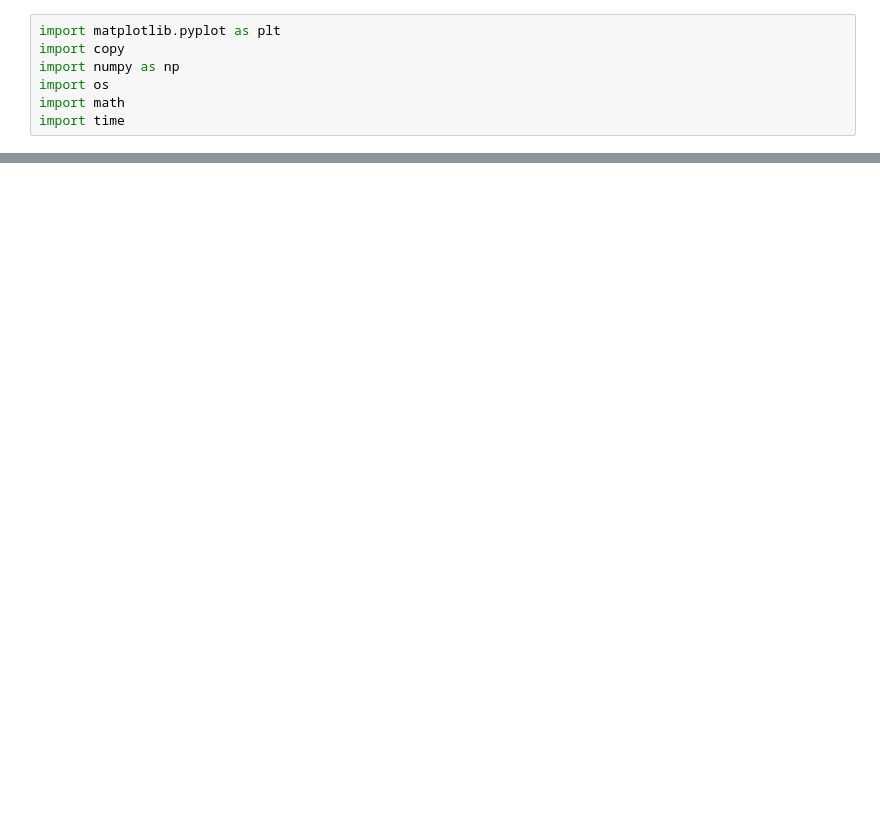
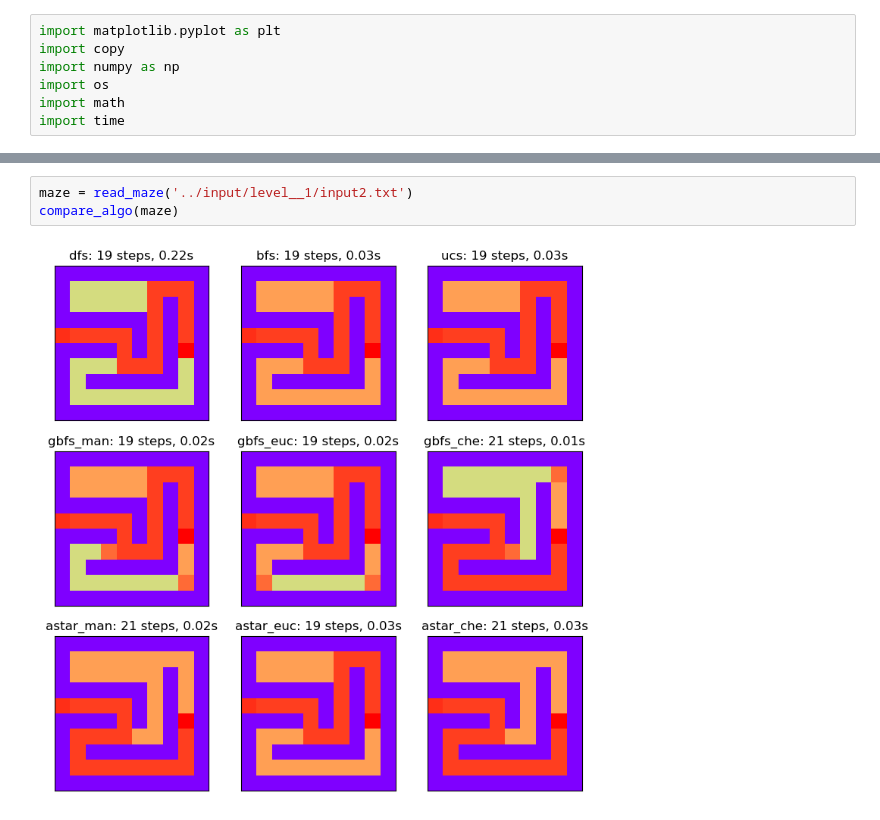
Before and after one commit to 20120088/SearchAlgo, a Jupyter notebook: source/draft.ipynb, the cells around one changed output, grey strips where cells are left out. Cells and saved outputs as stored; diff of their text form; blank space fills up the shorter version.

```diff
--- a/source/draft.ipynb
+++ b/source/draft.ipynb
@@ -349,0 +374,5 @@ show_maze(dfs(maze)[0][-1])
+# %%
+maze = read_maze('../input/level__1/input2.txt')
+compare_algo(maze)
+# %% [output]
+[figure, added]
```
Also changed, not shown: parts of 3 cells of this notebook, 1 other file.
